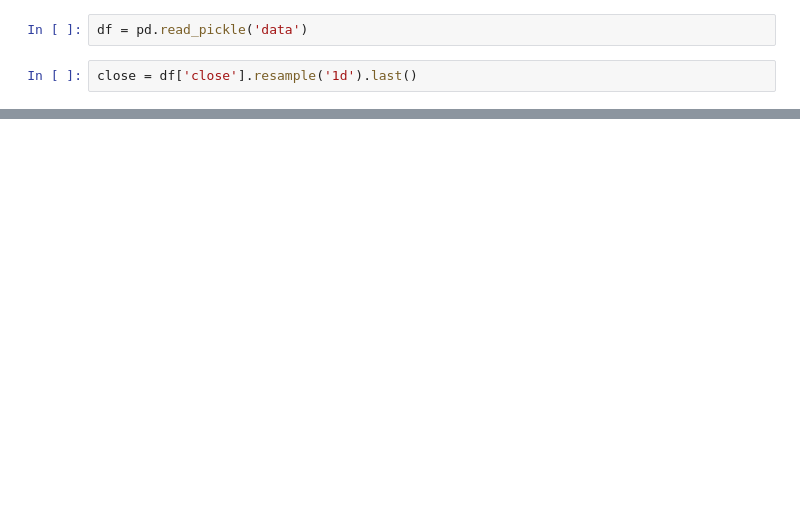
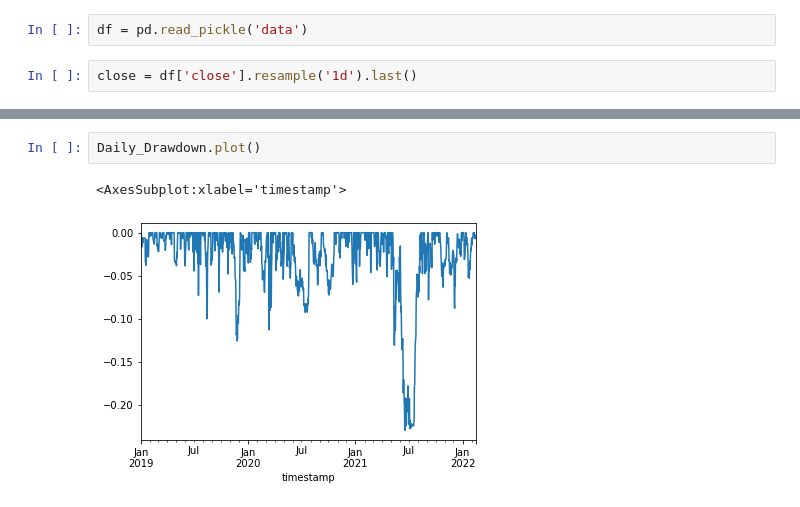
Before and after one commit to nkaz001/algotrading-example, a Jupyter notebook: crypto-scratch/xbtusd-strategy-portfolio.ipynb, the cells around one changed output, grey strips where cells are left out. Cells and saved outputs as stored; diff of their text form; blank space fills up the shorter version.

```diff
--- a/crypto-scratch/xbtusd-strategy-portfolio.ipynb
+++ b/crypto-scratch/xbtusd-strategy-portfolio.ipynb
@@ -123,0 +124,5 @@ dtype: object
+# %%
+Daily_Drawdown.plot()
+# %% [output]
+<AxesSubplot:xlabel='timestamp'>
+[figure, added]
```
Also changed, not shown: parts of 4 cells of this notebook, 14 other files.
